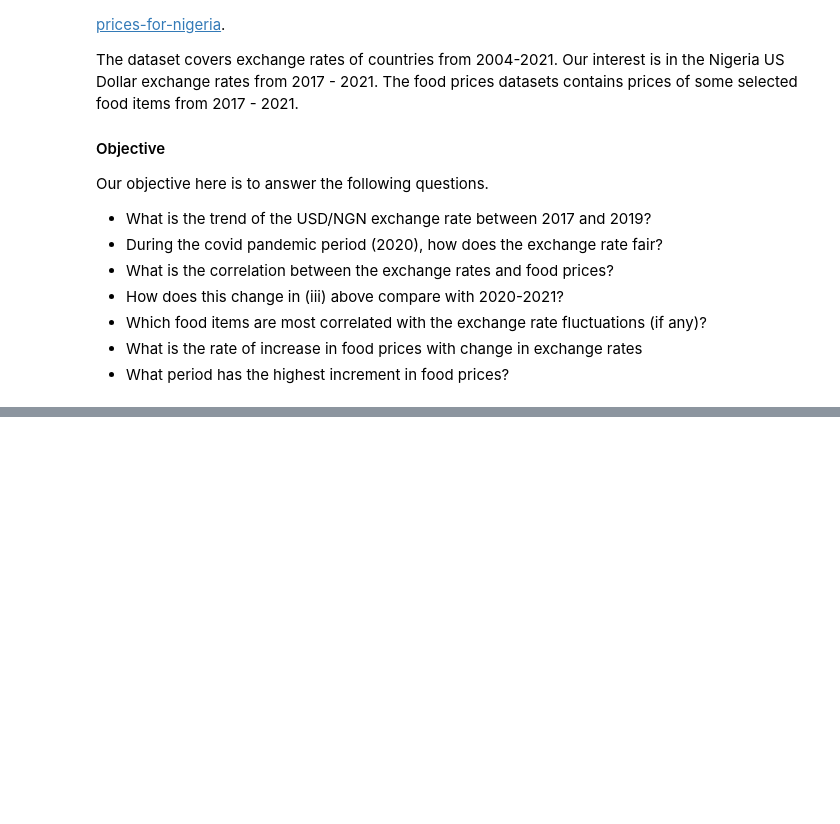
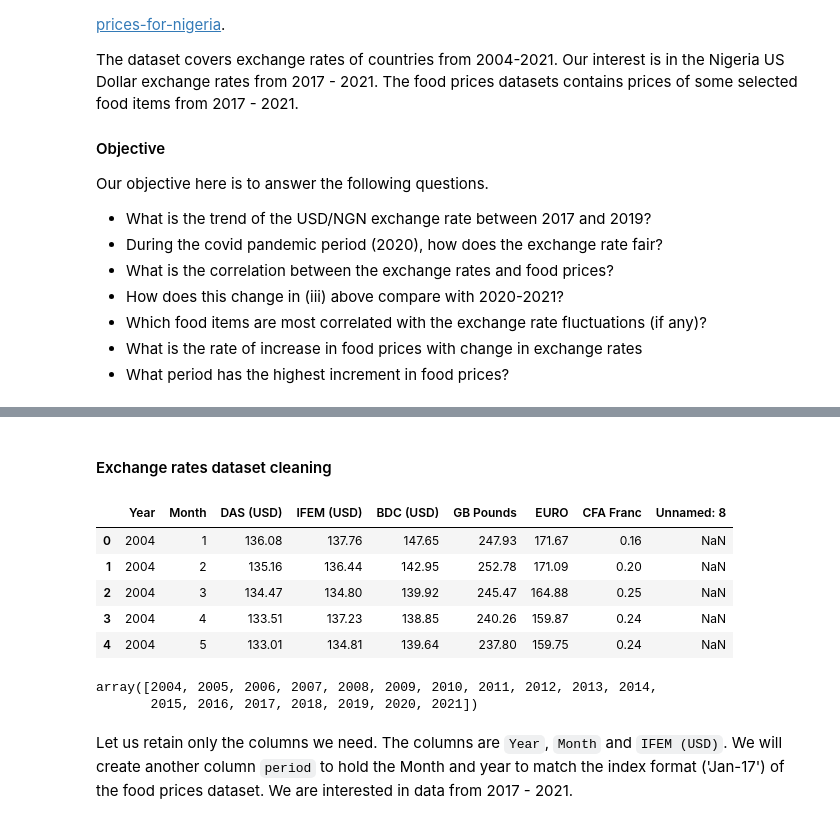
Before and after one commit to dchap27/exchange-rate-food-prices, a Jupyter notebook: food-prices-exch-rates.ipynb, the cells around one changed output, grey strips where cells are left out. Drawn from its saved outputs; the diff is of its cells as text; code cells hidden in the pictures; blank space fills up the shorter version.

```diff
--- a/food-prices-exch-rates.ipynb
+++ b/food-prices-exch-rates.ipynb
@@ -32,0 +152,20 @@ foodprices = pd.read_csv('./datasets/food_prices_ng.csv')
+# %% [markdown]
+#### Exchange rates dataset cleaning
+# %%
+# initial inspection
+monthly_exc_rates.head()
+# %% [output]
+|  | Year | Month | DAS (USD) | IFEM (USD) | BDC (USD) | GB Pounds | EURO | CFA Franc | Unnamed: 8 |
+| 0 | 2004 | 1 | 136.08 | 137.76 | 147.65 | 247.93 | 171.67 | 0.16 | NaN |
+| 1 | 2004 | 2 | 135.16 | 136.44 | 142.95 | 252.78 | 171.09 | 0.20 | NaN |
+| 2 | 2004 | 3 | 134.47 | 134.80 | 139.92 | 245.47 | 164.88 | 0.25 | NaN |
+| 3 | 2004 | 4 | 133.51 | 137.23 | 138.85 | 240.26 | 159.87 | 0.24 | NaN |
+| 4 | 2004 | 5 | 133.01 | 134.81 | 139.64 | 237.80 | 159.75 | 0.24 | NaN |
+# %%
+monthly_exc_rates.Year.unique()
+# %% [output]
+array([2004, 2005, 2006, 2007, 2008, 2009, 2010, 2011, 2012, 2013, 2014,
+       2015, 2016, 2017, 2018, 2019, 2020, 2021])
+# %% [markdown]
+Let us retain only the columns we need. The columns are `Year`, `Month` and `IFEM (USD)`. We will create another column `period` to hold the Month and year to match the index format ('Jan-17') of the food prices dataset.
+We are interested in data from 2017 - 2021.
```
Also changed, not shown: parts of 29 cells of this notebook, 1 other file.
